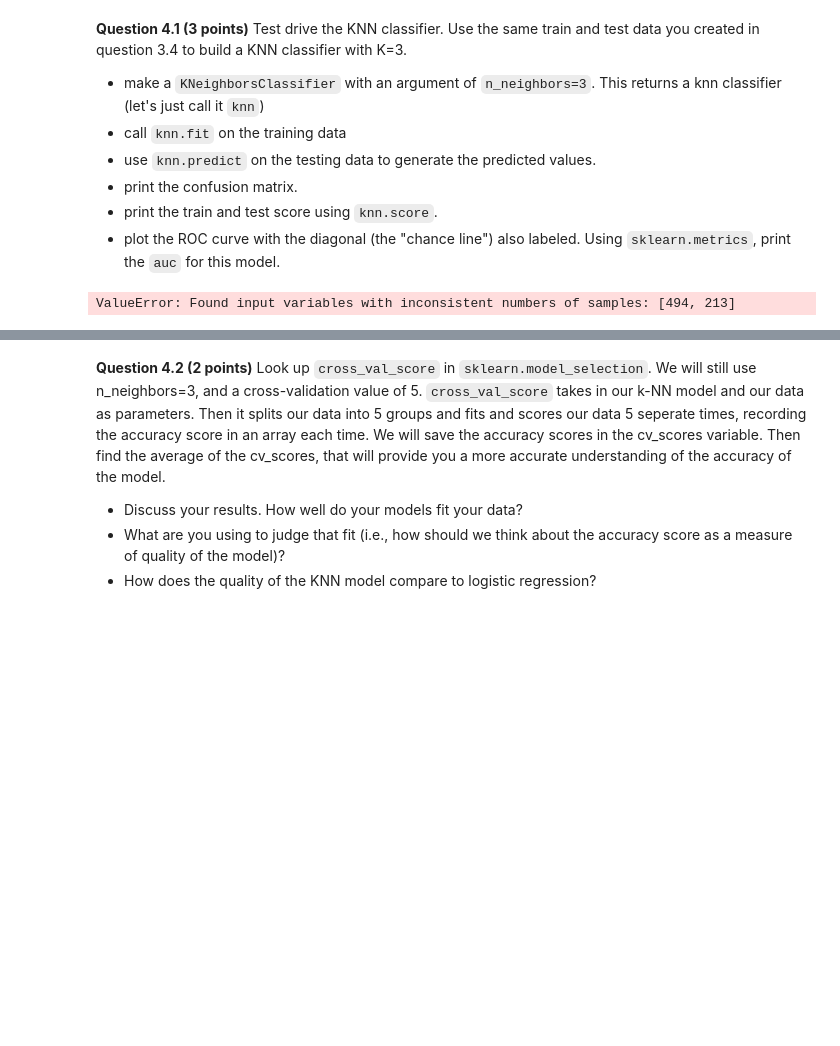
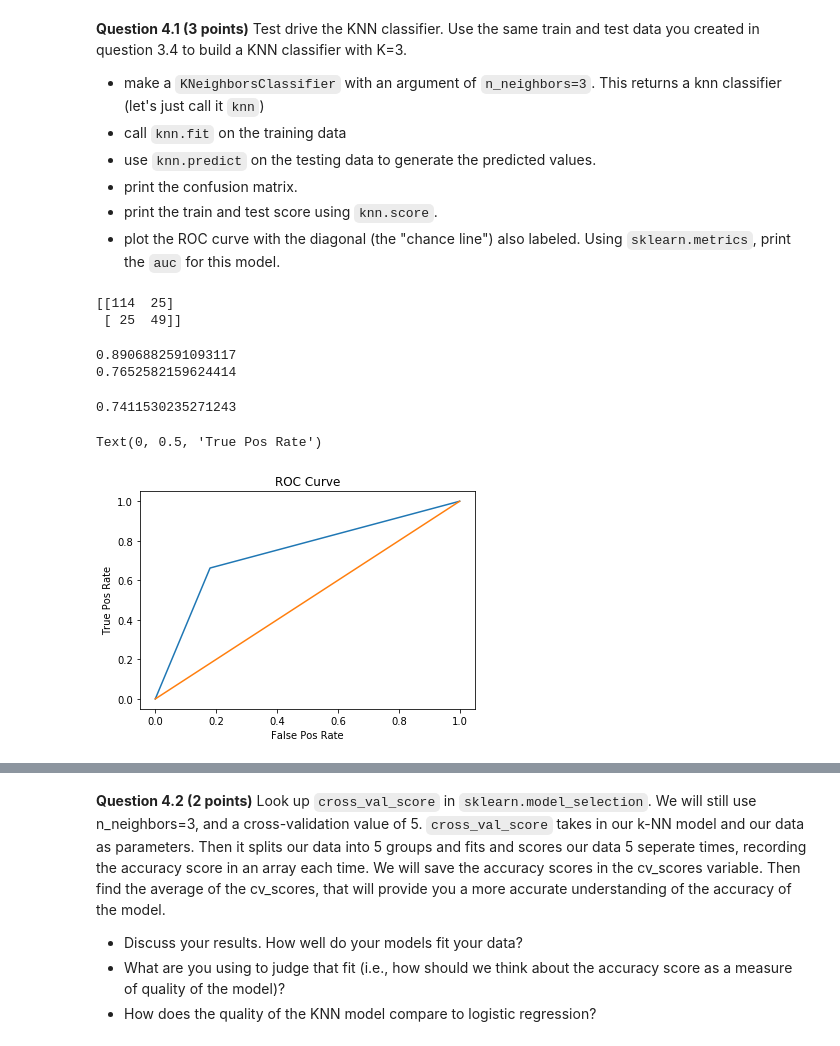
Before and after one commit to mcfallal/CMSE202, a Jupyter notebook: HW-03_GitML-Lexi McFall.ipynb, the cells around one changed output, grey strips where cells are left out. Cells and saved outputs as stored; diff of their text form; code cells hidden in the pictures; blank space fills up the shorter version.

```diff
--- a/HW-03_GitML-Lexi McFall.ipynb
+++ b/HW-03_GitML-Lexi McFall.ipynb
@@ -187,9 +191,11 @@ Warnings:
 * Discuss your results. How well does your reduced model fit your data? What evidence are you using to make the determination?
 # %%
 ### Put your code here ###
-feats2= interested.drop(columns = ['class','mcg','nuc'])
+feats2= interested.drop(columns = ['class','erl','nuc'])
 
-model2=sm.OLS(interested['class'],feats2)  # making and running the model
+x_train,x_test,y_train,y_test = train_test_split(feats2,interested['class'],test_size=.3)
+
+model2=sm.Logit(y_train,sm.add_constant(x_train))  # making and running the model
 results2=model2.fit()
 
 print(results2.summary())
@@ -225,10 +233,3 @@ In the next part we will be building a class that will use the k-nearest neighbo
 - print the confusion matrix.
 - print the train and test score using `knn.score`.
 - plot the ROC curve with the diagonal (the "chance line") also labeled. Using `sklearn.metrics`, print the `auc` for this model.
-# %%
-### Put your code here ###
-knn = KNeighborsClassifier(n_neighbors=3)
-knn.fit(x_train,y_train)
-y_predict = knn.predict(x_test)
-# %% [output]
-ValueError: Found input variables with inconsistent numbers of samples: [494, 213]
@@ -235,3 +244,32 @@ ValueError: Found input variables with inconsistent numbers of samples: [494, 21
+# %%
+# print the confusion matrix
+from sklearn.metrics import confusion_matrix
+print(metrics.confusion_matrix(y_test,y_predict))
+# %% [output]
+[[114  25]
+ [ 25  49]]
+# %%
+#print the train and test score using knn.score
+print(knn.score(x_train,y_train))
+print(knn.score(x_test,y_test))
+# %% [output]
+0.8906882591093117
+0.7652582159624414
+# %%
+# Plot the ROC curve with the diagonal (the "chance line") also labeled
+fpr,tpr,threshold=metrics.roc_curve(y_test,y_predict)
+# print the auc for this model
+print(metrics.auc(fpr,tpr))
+
+plt.plot(fpr,tpr)
+plt.plot([0,1],[0,1])
+plt.title("ROC Curve")
+plt.xlabel("False Pos Rate")
+plt.ylabel("True Pos Rate")
+# %% [output]
+0.7411530235271243
+Text(0, 0.5, 'True Pos Rate')
+[figure, added]
 # %% [markdown]
 ## k-Fold Cross-Validation
 Cross-validation is when the dataset is randomly split up into ‘k’ groups. One of the groups is used as the test set and the rest are used as the training set. The model is trained on the training set and scored on the test set. Then the process is repeated until each unique group as been used as the test set.
```
Also changed, not shown: parts of 20 cells of this notebook.
